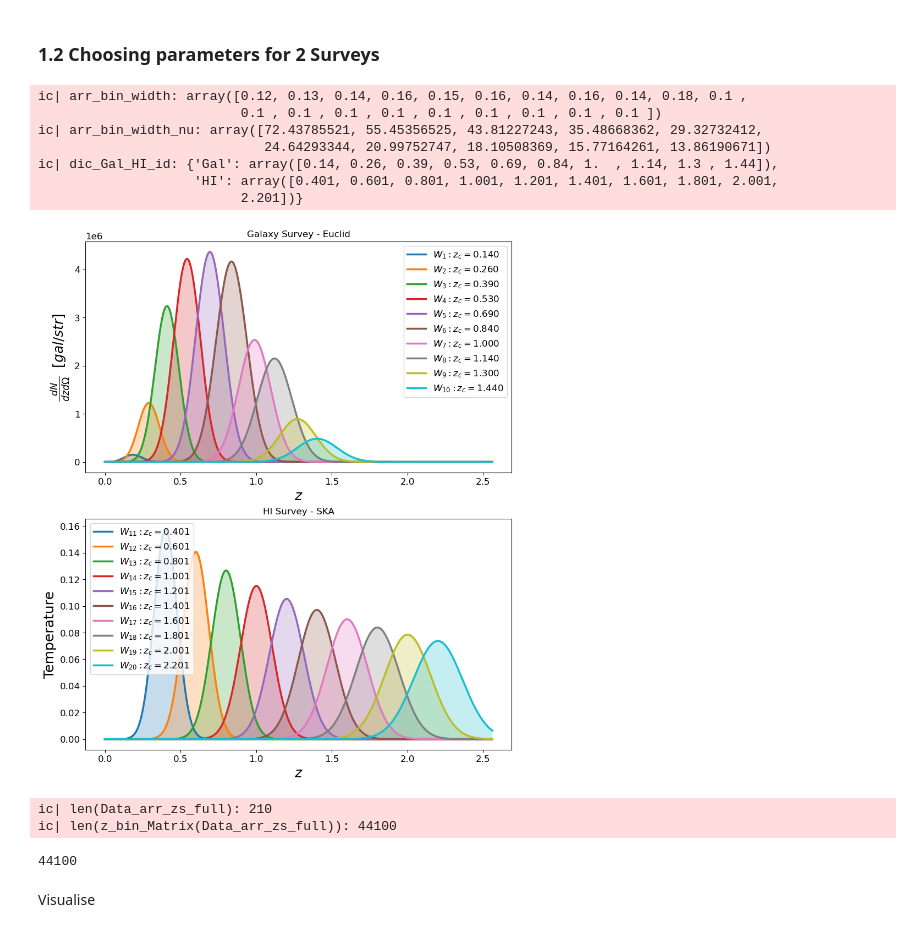
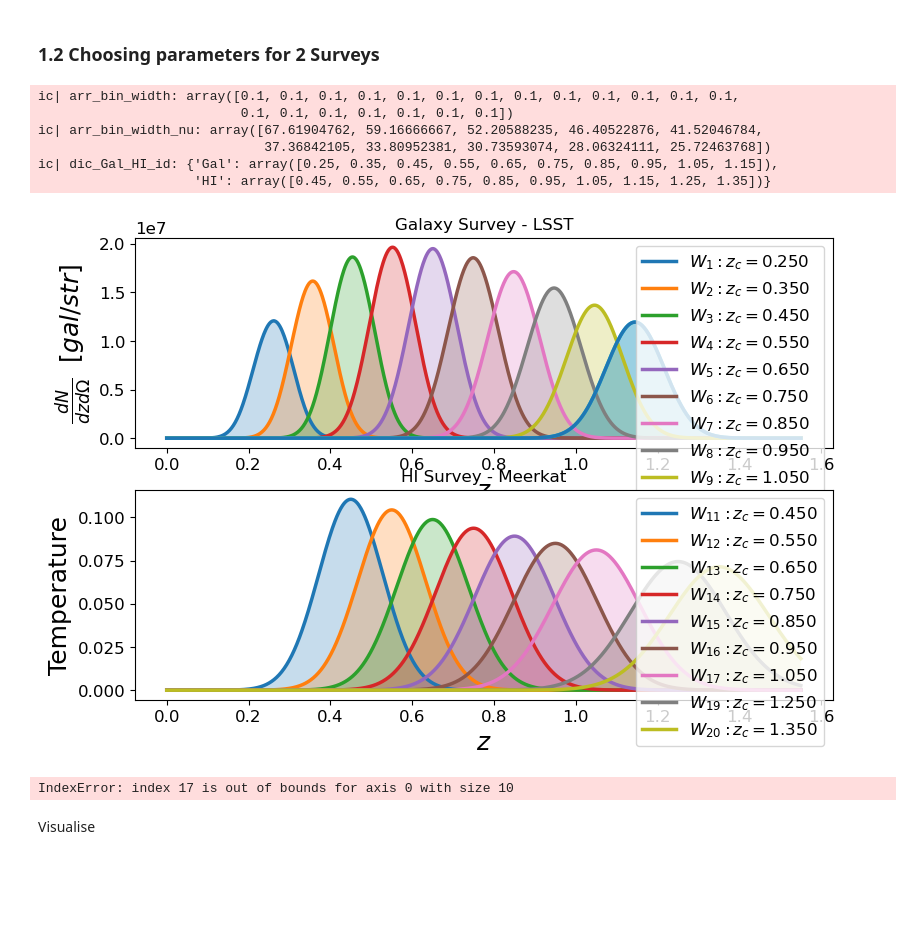
Before and after one commit to GreenTS27/Photo_Surveys-HI_IM-Fisher_Matrix, a Jupyter notebook: Fisher_Matrix_C_ell_vs_w_t.ipynb, the cells around one changed output. Saved outputs shown, nothing was run; the diff lists cells and outputs as text; code cells hidden in the pictures; blank space fills up the shorter version.

```diff
--- a/Fisher_Matrix_C_ell_vs_w_t.ipynb
+++ b/Fisher_Matrix_C_ell_vs_w_t.ipynb
@@ -926,9 +927,7 @@ def Temp_HI(z):
     return 0.055919 + 0.23242 * z - 0.024136 * z**2
 
 
-arr_z_central_MK = np.array( [0.425, 0.525, 0.625, 0.725,
-                              0.825, 0.925, 1.025, 1.125,
-                              1.225, 1.325] )               # Im includig 4 decimal in the form X.X01, so that the z_c differ from the Gal. bins
+arr_z_central_MK = np.array( [0.45, 0.55, 0.65, 0.75, 0.85, 0.95, 1.05, 1.15, 1.25, 1.35] )
 bin_width_MK = 0.1
 nu_ref = 1420.0 # MHz, frequency of the HI line
 arr_nu_central_MK = nu_ref / (arr_z_central_MK+1)
@@ -936,7 +935,7 @@ arr_nu_central_MK = nu_ref / (arr_z_central_MK+1)
 # f_sky_MK = np.around(1/2 * (1 - np.cos( np.radians(np.sqrt(4000)) )), 3 )
 area_obs_MK = 4000 # deg^2 max sky coverage
 f_sky_MK = (area_obs_MK * deg2_to_str) / (area_total_sky)
-
+5
 ic(f_sky_MK)
 
 
@@ -986,9 +985,8 @@ Note that the assumed redshift bin width is z = 0.1, but we show the results for
 # %%
 # SKA1 Wide Band 1 Survey
 
-arr_z_central_SKA = np.array([0.401, 0.601, 0.801, 1.001, 1.201,
-                              1.401, 1.601, 1.801, 2.001, 2.201,
-                              2.401, 2.601, 2.801, 3.001] )       # Im includig 3 decimal in the form X.X01, so that the z_c differ from the Gal. bins
+# arr_z_central_SKA_FULL = np.array([0.4, 0.6, 0.8, 1.0, 1.2, 1.4, 1.6, 1.8, 2.0, 2.2, 2.4, 2.6, 2.8, 3.0] )
+arr_z_central_SKA = np.array([0.4, 0.5, 0.6, 0.7, 0.8, 0.9, 1.0, 1.1, 1.2, 1.3] )
 bin_width_SKA = 0.1
 
 
@@ -1137,13 +1134,13 @@ plt.show()
 ### 1.2 Choosing parameters for 2 Surveys
 # %%
 ### Galaxy Surveys
-Survey_Gal = "Euclid"
+# Survey_Gal = "Euclid"
 # Survey_Gal = "DES"
-# Survey_Gal = "LSST"
+Survey_Gal = "LSST"
 
 ### HI Surveys
-# Survey_HI = "Meerkat"
-Survey_HI = "SKA"
+Survey_HI = "Meerkat"
+# Survey_HI = "SKA"
 
 ####################################### Survey parameters ###############################################
 N_bins_Gal = 10
@@ -1252,7 +1249,7 @@ dic_Window  = Window_func_Gal_HI(arr_zs, arr_z_central, z0_value, N_gal_value,
                                 arr_n_gal=arr_ngal_bin, func_pz=func_pz, W_func="W_erf",
                                 dic_Gal_HI_id=dic_Gal_HI_id,
                                 Show_WS=True, Fig_y_unit="gal/str",
-                                Name_Survey_Gal=Survey_Gal, Name_Survey_HI=Survey_HI, fig_size=(10,12) )
+                                Name_Survey_Gal=Survey_Gal, Name_Survey_HI=Survey_HI, fig_size=(9,6) )
 
 # Bias values
 dic_gal_bias = {}
@@ -1273,30 +1270,27 @@ Data_arr_zs_full= np.zeros( (int(N_bins_Total*(N_bins_Total+1)/2), 2) )   # The
 count = 0
 for i in range(N_bins_Total):
 
     z_c_i = arr_z_central[i]
     Data_arr_zs_auto[i] = np.array( [z_c_i, z_c_i] )
 
     for j in range( N_bins_Total -i ):
         z_c_j = arr_z_central[i+j]  # We do i+j since we don't want to repeat combinations
         Data_arr_zs_full[count] = np.array( [z_c_i, z_c_j] )
         count+=1
 
 
 # ic(Data_arr_zs_full)
 ic((len(Data_arr_zs_full)))
 # ic((Data_arr_zs_full))
 ic(len(z_bin_Matrix(Data_arr_zs_full)))
 # %% [output]
-ic| arr_bin_width: array([0.12, 0.13, 0.14, 0.16, 0.15, 0.16, 0.14, 0.16, 0.14, 0.18, 0.1 ,
-                          0.1 , 0.1 , 0.1 , 0.1 , 0.1 , 0.1 , 0.1 , 0.1 , 0.1 ])
-ic| arr_bin_width_nu: array([72.43785521, 55.45356525, 43.81227243, 35.48668362, 29.32732412,
-                             24.64293344, 20.99752747, 18.10508369, 15.77164261, 13.86190671])
-ic| dic_Gal_HI_id: {'Gal': array([0.14, 0.26, 0.39, 0.53, 0.69, 0.84, 1.  , 1.14, 1.3 , 1.44]),
-                    'HI': array([0.401, 0.601, 0.801, 1.001, 1.201, 1.401, 1.601, 1.801, 2.001,
-                          2.201])}
+ic| arr_bin_width: array([0.1, 0.1, 0.1, 0.1, 0.1, 0.1, 0.1, 0.1, 0.1, 0.1, 0.1, 0.1, 0.1,
+                          0.1, 0.1, 0.1, 0.1, 0.1, 0.1, 0.1])
+ic| arr_bin_width_nu: array([67.61904762, 59.16666667, 52.20588235, 46.40522876, 41.52046784,
+                             37.36842105, 33.80952381, 30.73593074, 28.06324111, 25.72463768])
+ic| dic_Gal_HI_id: {'Gal': array([0.25, 0.35, 0.45, 0.55, 0.65, 0.75, 0.85, 0.95, 1.05, 1.15]),
+                    'HI': array([0.45, 0.55, 0.65, 0.75, 0.85, 0.95, 1.05, 1.15, 1.25, 1.35])}
-[figure, old version]
+[figure, new version]
-ic| len(Data_arr_zs_full): 210
-ic| len(z_bin_Matrix(Data_arr_zs_full)): 44100
+IndexError: index 17 is out of bounds for axis 0 with size 10
-44100
 # %% [markdown]
 Visualise
```
Also changed, not shown: parts of 7 cells of this notebook.
